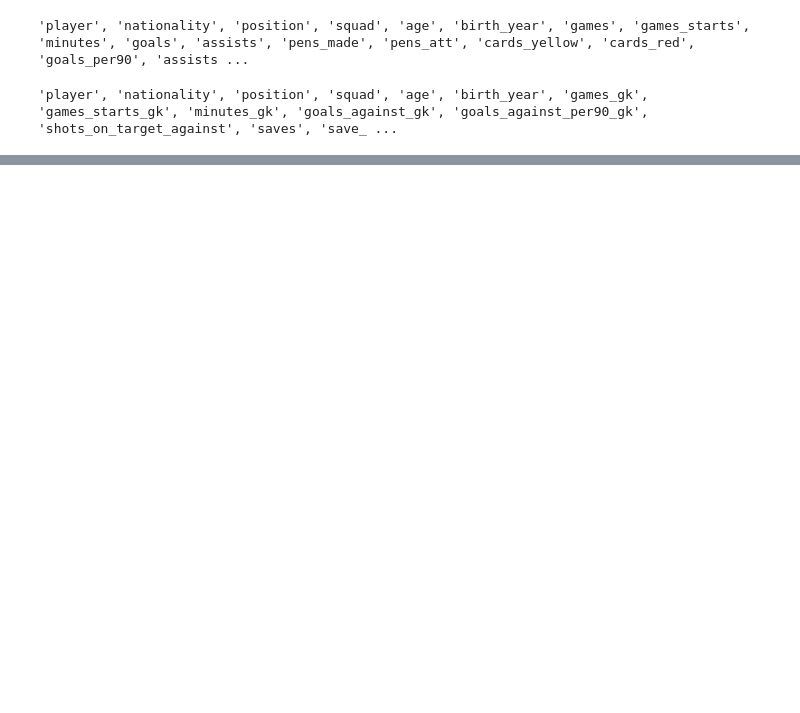
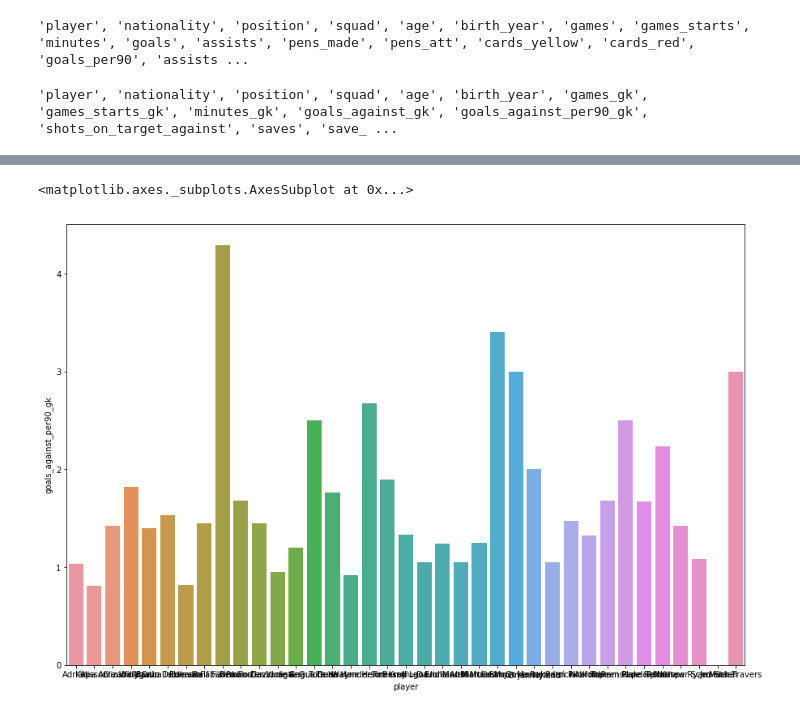
Before and after one commit to sidthakur08/fpl_explore, a Jupyter notebook: explore.ipynb, the cells around one changed output, grey strips where cells are left out. Saved outputs shown, nothing was run; the diff lists cells and outputs as text; code cells hidden in the pictures; blank space fills up the shorter version.

```diff
--- a/explore.ipynb
+++ b/explore.ipynb
@@ -83,0 +108,6 @@ for i in keeper_data.columns:
+# %%
+plt.figure(figsize=(15,10))
+sns.barplot(y='goals_against_per90_gk',x='player',data=keeper)
+# %% [output]
+<matplotlib.axes._subplots.AxesSubplot at 0x...>
+[figure, added]
```
Also changed, not shown: parts of 12 cells of this notebook.
